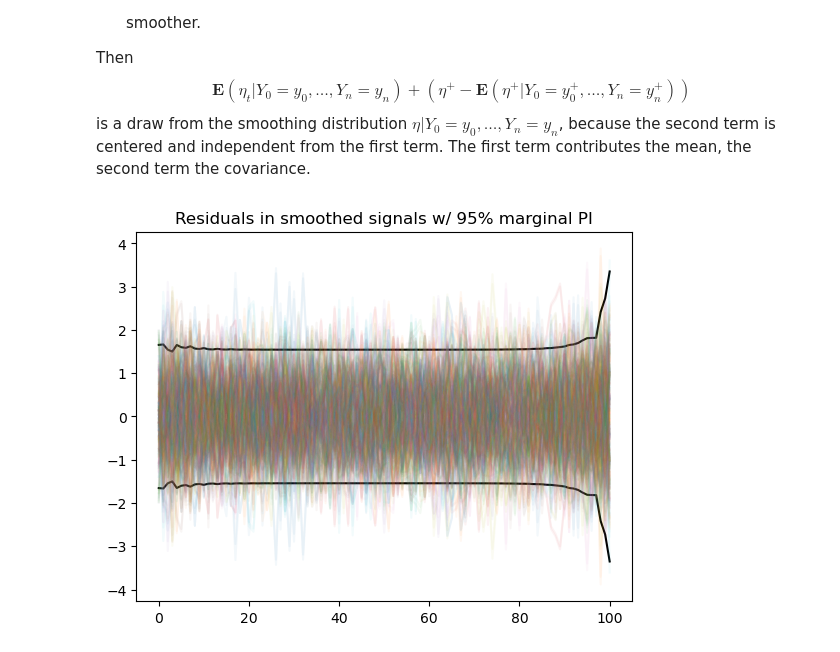
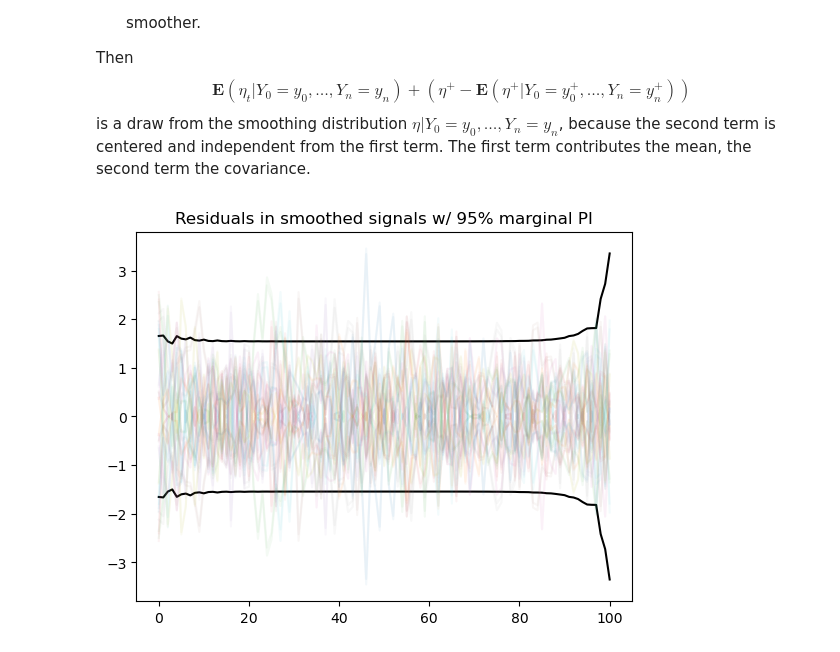
Before and after one commit to stefanheyder/isssm, a Jupyter notebook: nbs/10_kalman_filter_smoother.ipynb, the cells around one changed output. Drawn from its saved outputs; the diff is of its cells as text; code cells hidden in the pictures.

```diff
--- a/nbs/10_kalman_filter_smoother.ipynb
+++ b/nbs/10_kalman_filter_smoother.ipynb
@@ -501,7 +514,7 @@ def disturbance_smoother(
 ) -> Float[Array, "n+1 p"]:  # smoothed disturbances
     """perform the disturbance smoother for observation disturbances only"""
     x_filt, Xi_filt, x_pred, Xi_pred = filtered
-    u, A, Sigma, v, B, Omega = model
+    u, A, D, Sigma0, Sigma, v, B, Omega = model
     np1, p, m = B.shape
 
     def step(carry, inputs):
@@ -588,26 +601,34 @@ from isssm.util import location_antithetic, scale_antithethic
 
 
 def _sim_from_innovations_disturbances(
-    model: GLSSM, eps: Float[Array, "N n+1 m"], eta: Float[Array, "N n+1 p"]
+    model: GLSSM,
+    x0: Float[Array, "N m"],
+    eps: Float[Array, "N n l"],
+    eta: Float[Array, "N n+1 p"],
 ) -> Float[Array, "N n+1 p"]:
-    u, A, Sigma, v, B, Omega = model
-    N, np1, m = eps.shape
+    u, A, D, Sigma0, Sigma, v, B, Omega = model
+    N, np1, l = eps.shape
+    n, m, l = D.shape
 
     def step(carry, inputs):
         (x,) = carry
-        u, A, v, B, eps, eta = inputs
+        u, A, D, eps, v, B, eta = inputs
 
-        x_next = u + (A @ x[..., None])[..., 0] + eps
+        x_next = u + (A @ x[..., None])[..., 0] + mm_sim(D, eps)
         y_next = v + (B @ x[..., None])[..., 0] + eta
 
         return (x_next,), y_next
 
-    A_ext = jnp.concatenate((jnp.eye(m)[None], A), axis=0)
-    initial = (jnp.zeros((N, m)),)  # initial state
+    A_ext = append_to_front(jnp.eye(m), A)
+    u_ext = append_to_front(jnp.zeros(m), u[1:])
+    D_ext = append_to_front(jnp.zeros((m, l)), D)
+    eps_ext = append_to_front(jnp.zeros((N, l)), eps.transpose((1, 0, 2)))
+
+    initial = (x0,)  # initial state
     (x,), y = scan(
         step,
         initial,
-        (u, A_ext, v, B, eps.transpose((1, 0, 2)), eta.transpose(1, 0, 2)),
+        (u_ext, A_ext, D_ext, eps_ext, v, B, eta.transpose(1, 0, 2)),
     )
 
     return y.transpose((1, 0, 2))
@@ -621,13 +642,19 @@ def simulation_smoother(
 ) -> Float[Array, "N n+1 m"]:  # N samples from the smoothing distribution of signals
     """Simulate from the smoothing distribution of signals"""
     np1, p, m = model.B.shape
+    n, _, l = model.D.shape
 
     @jit
     def signal_filter_smoother(y, model):
         return smoothed_signals(kalman(y, model), y, model)
 
     key, subkey = jrn.split(key)
-    u_eps = MVN(jnp.zeros((np1, m)), jnp.eye(m)[None]).sample(N, subkey)
+    u_x0 = MVN(jnp.zeros(m), jnp.eye(m)).sample(N, subkey)
+    chol_Sigma0 = degenerate_cholesky(model.Sigma0)
+    x0 = mm_sim(chol_Sigma0, u_x0)
+
+    key, subkey = jrn.split(key)
+    u_eps = MVN(jnp.zeros((n, l)), jnp.eye(l)[None]).sample(N, subkey)
     chol_Sigma = degenerate_cholesky(model.Sigma)
     eps = vmap(vmap(jnp.matmul), (None, 0))(chol_Sigma, u_eps)
 
@@ -636,7 +663,7 @@ def simulation_smoother(
     chol_Omega = degenerate_cholesky(model.Omega)
     eta = vmap(vmap(jnp.matmul), (None, 0))(chol_Omega, u_eta)
 
-    y_sim = _sim_from_innovations_disturbances(model, eps, eta)
+    y_sim = _sim_from_innovations_disturbances(model, x0, eps, eta)
 
     signals_smooth = signal_filter_smoother(y, model)
     sim_signals = y_sim - eta
@@ -644,7 +671,10 @@ def simulation_smoother(
 
     samples = signals_smooth[None] + (sim_signals - sim_signals_smooth)
 
-    u = jnp.concatenate((u_eps, u_eta), axis=-1)
+    # u = jnp.concatenate((u_x0[:, None, :], u_eps, u_eta), axis=-1)
+    u = jnp.concatenate(
+        (u_x0.reshape((N, -1)), u_eps.reshape((N, -1)), u_eta.reshape((N, -1))), axis=1
+    )
 
     l_samples = location_antithetic(samples, signals_smooth)
     s_samples = scale_antithethic(u, samples, signals_smooth)
@@ -654,16 +684,16 @@ def simulation_smoother(
 
     return full_samples
 # %%
-smooth_signals_sim = simulation_smoother(glssm_model, y, 100, subkey)
+smooth_signals_sim = simulation_smoother(glssm_model, y, 10, subkey)
 
 signal_vars = vmap(lambda B, Xi: B @ Xi @ B.T)(glssm_model.B, Xi_smooth)[:, 0, 0]
 plt.plot(2 * signal_vars, color="black", label="95% PI")
 plt.title("Residuals in smoothed signals w/ 95% marginal PI")
 plt.plot(-2 * signal_vars, color="black")
 plt.plot(smooth_signals_sim[:, :, 0].T - s_smooth, alpha=0.05)
 plt.show()
 # %% [output]
-[figure, old version]
+[figure, new version]
 # %%
 vmm = vmap(vmap(jnp.matmul), (None, 0))
 s_big = 300
```
Also changed, not shown: parts of 16 cells of this notebook, 27 other files.
